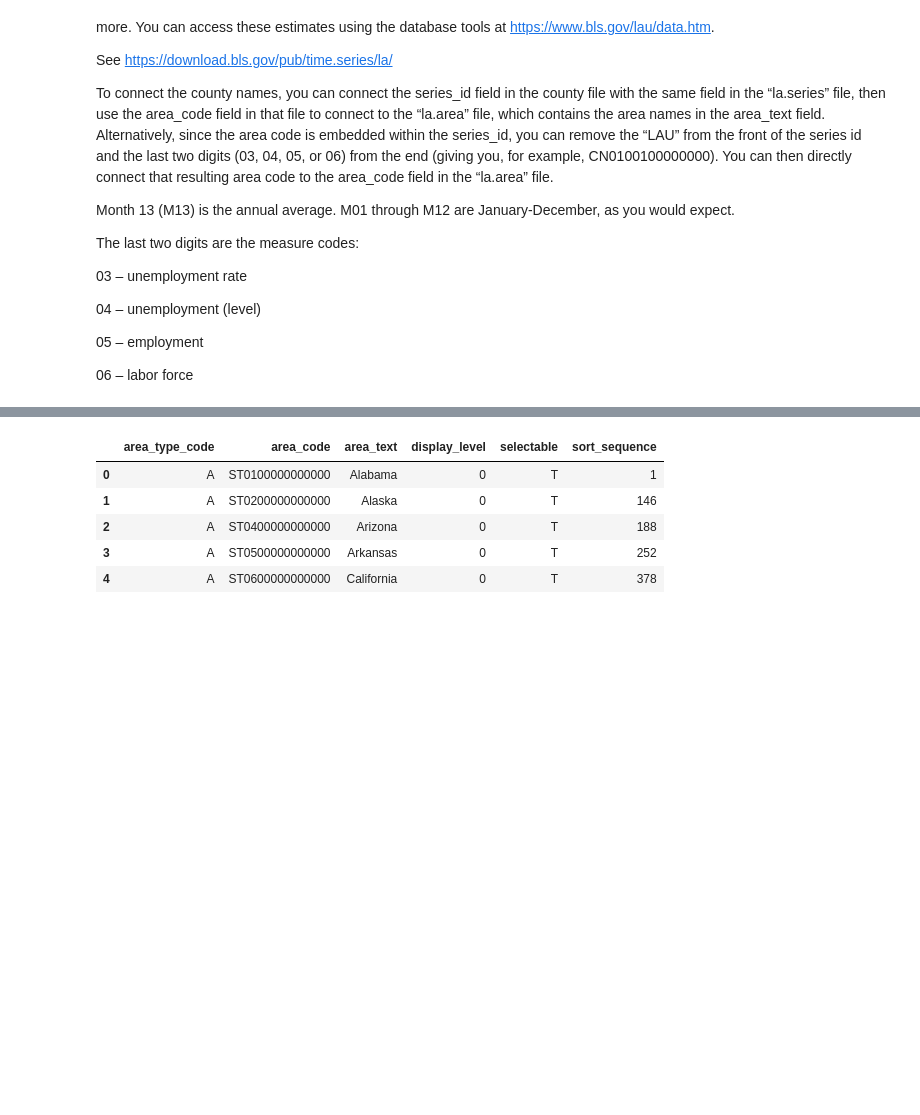
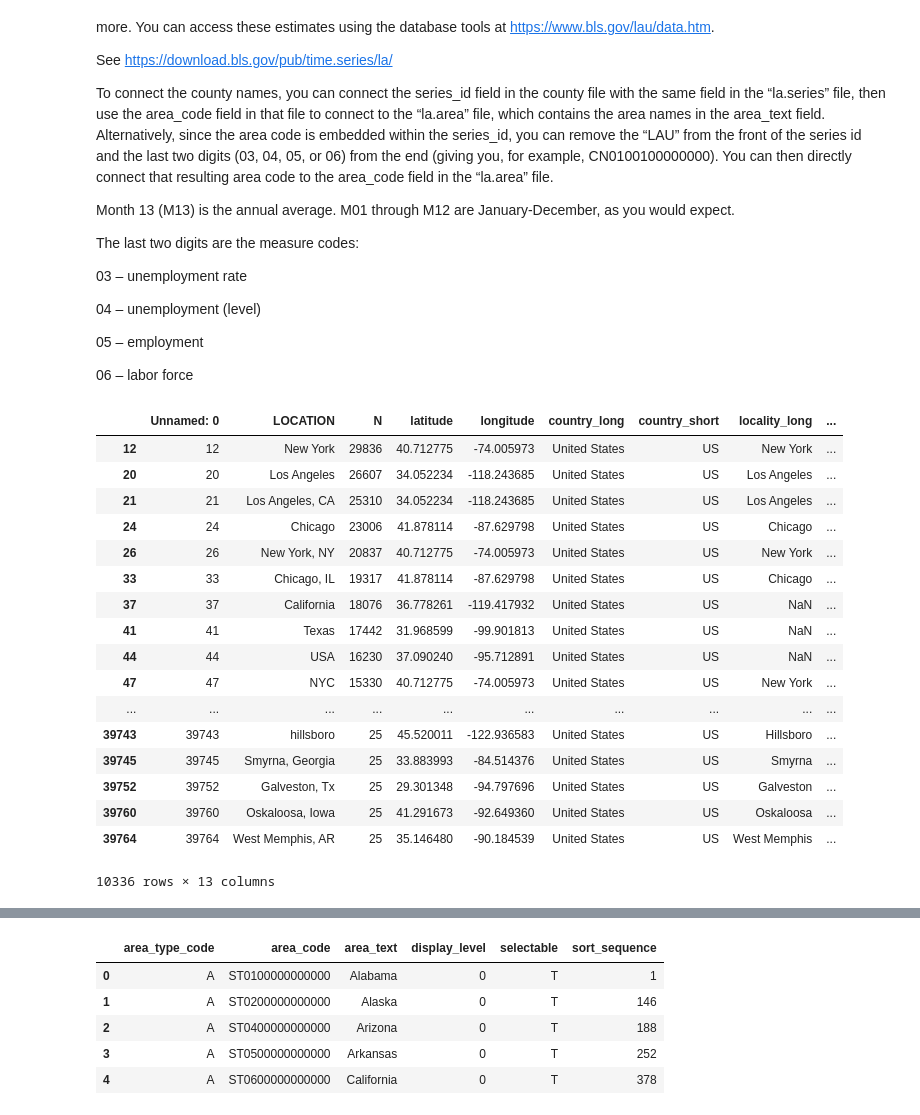
Before and after one commit to alexchunet/Data-fusion-project, a Jupyter notebook: 0. United States/Data/Bureau of Labor Statistics/County level/LAU Data/Import LAU DATA.ipynb, the cells around one changed output, grey strips where cells are left out. Drawn from its saved outputs; the diff is of its cells as text; code cells hidden in the pictures; blank space fills up the shorter version.

```diff
--- a/0. United States/Data/Bureau of Labor Statistics/County level/LAU Data/Import LAU DATA.ipynb
+++ b/0. United States/Data/Bureau of Labor Statistics/County level/LAU Data/Import LAU DATA.ipynb
@@ -28,3 +28,37 @@ la_area = pd.read_csv(url_1, sep='\t', dtype=None)
 # %%
 la_data_64_County = pd.read_csv(url_2, sep='\t', dtype=str)
 la_data_64_County.columns = ['series_id', 'year', 'period', 'value', 'footnote_codes']
+# %%
+account_locations = pd.read_csv('account-locations-identified.csv')
+
+#replace country_short="US" if location=="New York"
+#keep if country_short=="US" /* 10,335 */
+account_locations = account_locations[account_locations['country_short'] == 'US']
+account_locations.loc[account_locations['LOCATION'] == "New York", 'country_short'] = 'US'
+
+#rename administrative_area_level_2_long county_name
+#rename administrative_area_level_1_shor state
+
+account_locations.rename(columns={'administrative_area_level_2_long':'county_name',
+                          'administrative_area_level_1_short':'state'},
+                 inplace=True)
+account_locations
+# %% [output]
+|  | Unnamed: 0 | LOCATION | N | latitude | longitude | country_long | country_short | locality_long | ... |
+| 12 | 12 | New York | 29836 | 40.712775 | -74.005973 | United States | US | New York | ... |
+| 20 | 20 | Los Angeles | 26607 | 34.052234 | -118.243685 | United States | US | Los Angeles | ... |
+| 21 | 21 | Los Angeles, CA | 25310 | 34.052234 | -118.243685 | United States | US | Los Angeles | ... |
+| 24 | 24 | Chicago | 23006 | 41.878114 | -87.629798 | United States | US | Chicago | ... |
+| 26 | 26 | New York, NY | 20837 | 40.712775 | -74.005973 | United States | US | New York | ... |
+| 33 | 33 | Chicago, IL | 19317 | 41.878114 | -87.629798 | United States | US | Chicago | ... |
+| 37 | 37 | California | 18076 | 36.778261 | -119.417932 | United States | US | NaN | ... |
+| 41 | 41 | Texas | 17442 | 31.968599 | -99.901813 | United States | US | NaN | ... |
+| 44 | 44 | USA | 16230 | 37.090240 | -95.712891 | United States | US | NaN | ... |
+| 47 | 47 | NYC | 15330 | 40.712775 | -74.005973 | United States | US | New York | ... |
+| ... | ... | ... | ... | ... | ... | ... | ... | ... | ... |
+| 39743 | 39743 | hillsboro | 25 | 45.520011 | -122.936583 | United States | US | Hillsboro | ... |
+| 39745 | 39745 | Smyrna, Georgia | 25 | 33.883993 | -84.514376 | United States | US | Smyrna | ... |
+| 39752 | 39752 | Galveston, Tx | 25 | 29.301348 | -94.797696 | United States | US | Galveston | ... |
+| 39760 | 39760 | Oskaloosa, Iowa | 25 | 41.291673 | -92.649360 | United States | US | Oskaloosa | ... |
+| 39764 | 39764 | West Memphis, AR | 25 | 35.146480 | -90.184539 | United States | US | West Memphis | ... |
+10336 rows × 13 columns
```
Also changed, not shown: parts of 24 cells of this notebook, 1 other file.
